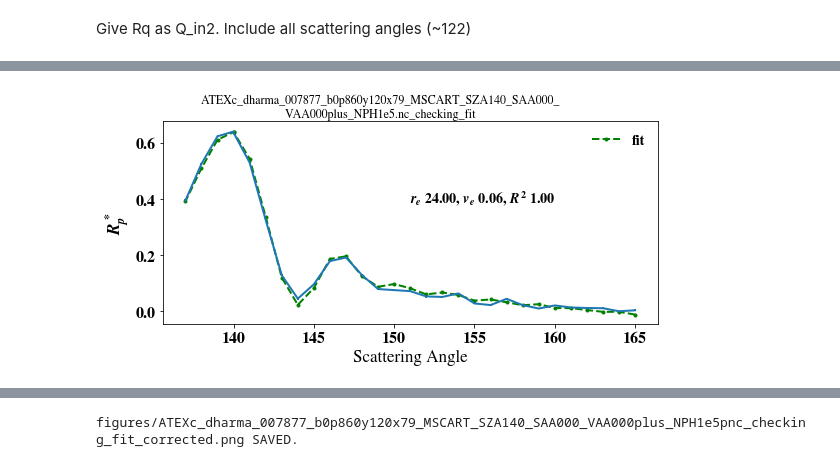
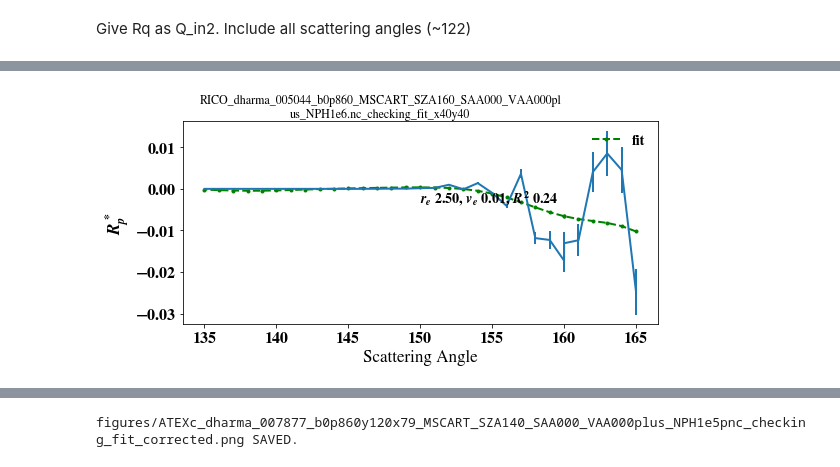
Before and after one commit to cpnHere/ACRS, a Jupyter notebook: Retrievals/Pol_retrievals/analysis_pol_ret.ipynb, the cells around one changed output, grey strips where cells are left out. Saved outputs shown, nothing was run; the diff lists cells and outputs as text; code cells hidden in the pictures.

Commit message:
RICO parallax effect figure.

```diff
--- a/Retrievals/Pol_retrievals/analysis_pol_ret.ipynb
+++ b/Retrievals/Pol_retrievals/analysis_pol_ret.ipynb
@@ -211,0 +225,13 @@ IndexError: too many indices for array
+# %%
+from cpnLES_MSCARTlib import LES_case,DHARMA_onmp
+
+#RICO
+mie_path='/umbc/xfs1/zzbatmos/users/charaj1/taki/ACRS/LES_simulations/'
+mie_name='RICO_dharma_005044_mie_470_860_2p13'
+lesCname='RICO'
+RC=DHARMA_onmp('dharma_005044.cdf','/umbc/xfs1/zzbatmos/users/charaj1/LES_simulations/RICO/Ackerman_RICO_NEW/')
+RC.readDHARMA();RC.name='RICO'
+RC.setup_dTau(mie_name,lesCname,mie_path=mie_path)
+RC.set_cot_top()
+lc=LES_case('RICO_160_b0p860')
+RT = lc.RT
@@ -217,25 +344,2 @@ P12Lib.loadP12Lib()
 # %% [markdown]
 Give Rq as Q_in2. Include all scattering angles (~122)
-# %%
-method='Breon';rTyp='1D';tail='_pol_ret_V5'
-#Q_in2=RT.MeanPRad[:,13,52,1]
-Q_in2=RT.MeanPRad[:,1]
-muV=np.cos(np.deg2rad(RT.VZA))
-muS=np.cos(np.deg2rad(180-RT.SZA))
-obsSca=RT.ScatA
-P=Pmat(P12Lib.re,P12Lib.ve,P12Lib.bulk_Mie_ang,P12Lib.avP12['0p860'],obsSca,method=method,primaryBow=True,Qa1Qa2=[35,65])
-#gemet=4*(muS+muV)*0+1#No geometric correction
-gemet=4*(muS+muV)
-try:
-    cname=RT.fname.split('.',1)[0]
-except AttributeError:
-    cname=(RT.fname[0].astype(str)).split('.',1)[0]
-ygabc=getGuess(cname,method,rTyp,tail)
-x=obsSca[P.Q_a1:P.Q_a2]
-y=(-Q_in2*gemet)[P.Q_a1:P.Q_a2]
-#ret_Re,ret_Ve,abc,Qls,Rsq=do_fitting(x,np.squeeze(y),P,ygabc)
-out=do_fitting(x,np.squeeze(y),P,ygabc)
-ret_Re,ret_Ve=out[0],out[1]
-abc=out[2]
-Qls=out[3]
-Rsq=out[4]
@@ -250,19 +437,19 @@ ret_Re
 # %%
-#yerr=(RT.RMSEPRad[:,79,120,1]*gemet)[P.Q_a1:P.Q_a2]
-yerr=(RT.RMSEPRad[:,1]*gemet)[P.Q_a1:P.Q_a2]
-fig6_ttl=RT.fname+'_checking_fit'
+yerr=(RT.RMSEPRad[:,p[0],p[1],1]*gemet)[P.Q_a1:P.Q_a2]
+#yerr=(RT.RMSEPRad[:,1]*gemet)[P.Q_a1:P.Q_a2]
+fig6_ttl=RT.fname+'_checking_fit_x%dy%d'%p
 #fig1,ax1=check_fit2(y,x,out[2],out[0],out[1],out[4],P12Lib,LEScase,method,primaryBow=primaryBow)
 
 fig6,ax6=plt.subplots(figsize=(8,4))
 P.set_reve(ret_Re,ret_Ve)
 ax6.plot(x,P.imitateF(x,*abc),'g.--',label='fit')
 ax6.errorbar(x,y,yerr=yerr)
 #    ax6.plot(RT.ScatA[P.Q_a1:P.Q_a2],-P.getP(RT.ScatA[P.Q_a1:P.Q_a2]),'r--')
 ax6.text(0.5,0.6,r'$r_e$ %0.2f, $v_e$ %0.2f, $R^2$ %0.2f'%(ret_Re,ret_Ve,Rsq),transform=ax6.transAxes,size=14)
 ax6.set_xlabel('Scattering Angle')
 ax6.set_ylabel(r'$R_p^*$')
 ax6.legend(frameon=False,loc='best')
 fig6.suptitle("\n".join(wrap(fig6_ttl,55)))
 fig6.tight_layout(rect=[0,0,1,0.92])
 # %% [output]
-[figure, old version]
+[figure, new version]
```
Also changed, not shown: parts of 25 cells of this notebook.
